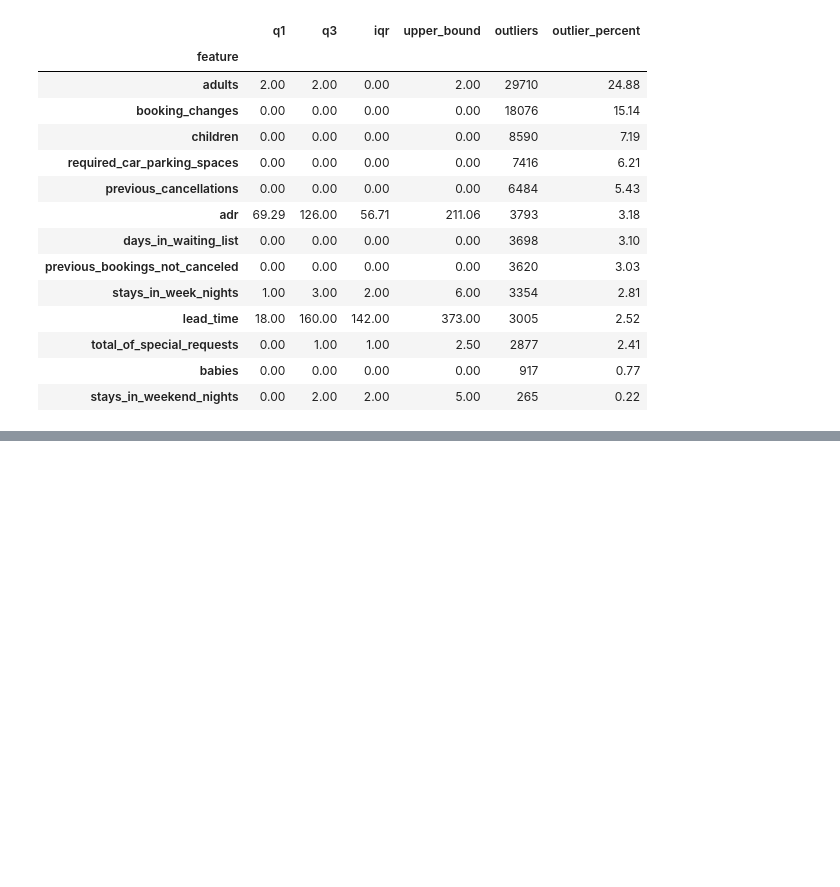
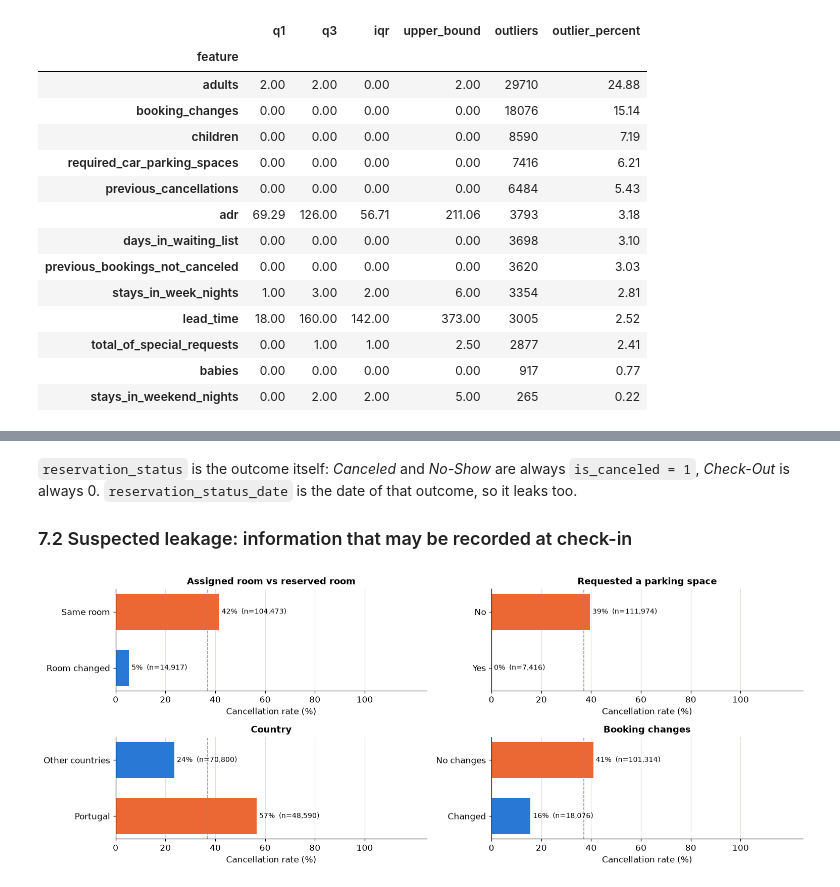
Before and after one commit to Buse04/hotel-cancellation, a Jupyter notebook: notebooks/01_eda.ipynb, the cells around one changed output, grey strips where cells are left out. Cells and saved outputs as stored; diff of their text form; code cells hidden in the pictures; blank space fills up the shorter version.

```diff
--- a/notebooks/01_eda.ipynb
+++ b/notebooks/01_eda.ipynb
@@ -348,0 +512,24 @@ iqr_outlier_summary(df, key_numerical)
+# %% [markdown]
+`reservation_status` is the outcome itself: *Canceled* and *No-Show* are always `is_canceled = 1`, *Check-Out* is always 0. `reservation_status_date` is the date of that outcome, so it leaks too.
+
+### 7.2 Suspected leakage: information that may be recorded at check-in
+# %%
+room_changed = (df["reserved_room_type"] != df["assigned_room_type"]).map({False: "Same room", True: "Room changed"})
+requested_parking = df["required_car_parking_spaces"].gt(0).map({False: "No", True: "Yes"})
+portugal = df["country"].eq("PRT").map({False: "Other countries", True: "Portugal"})
+changed_booking = df["booking_changes"].gt(0).map({False: "No changes", True: "Changed"})
+
+suspects = [
+    (room_changed, "Assigned room vs reserved room", ["Same room", "Room changed"]),
+    (requested_parking, "Requested a parking space", ["No", "Yes"]),
+    (portugal, "Country", ["Other countries", "Portugal"]),
+    (changed_booking, "Booking changes", ["No changes", "Changed"]),
+]
+
+fig, axes = plt.subplots(2, 2, figsize=(14, 5.5))
+for (series, title, order), ax in zip(suspects, axes.flat):
+    plot_cancellation_rate(cancellation_rate(df.assign(group=series), "group"), title, ax, order=order[::-1])
+plt.tight_layout()
+plt.show()
+# %% [output]
+[figure, added]
```
Also changed, not shown: parts of 26 cells of this notebook.
